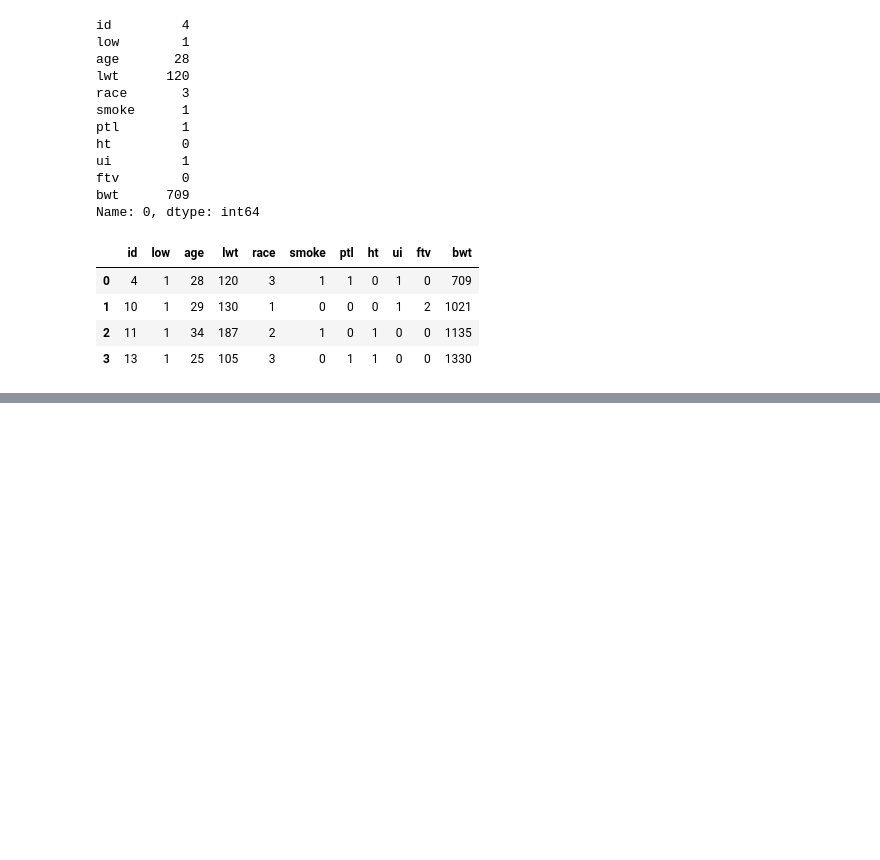
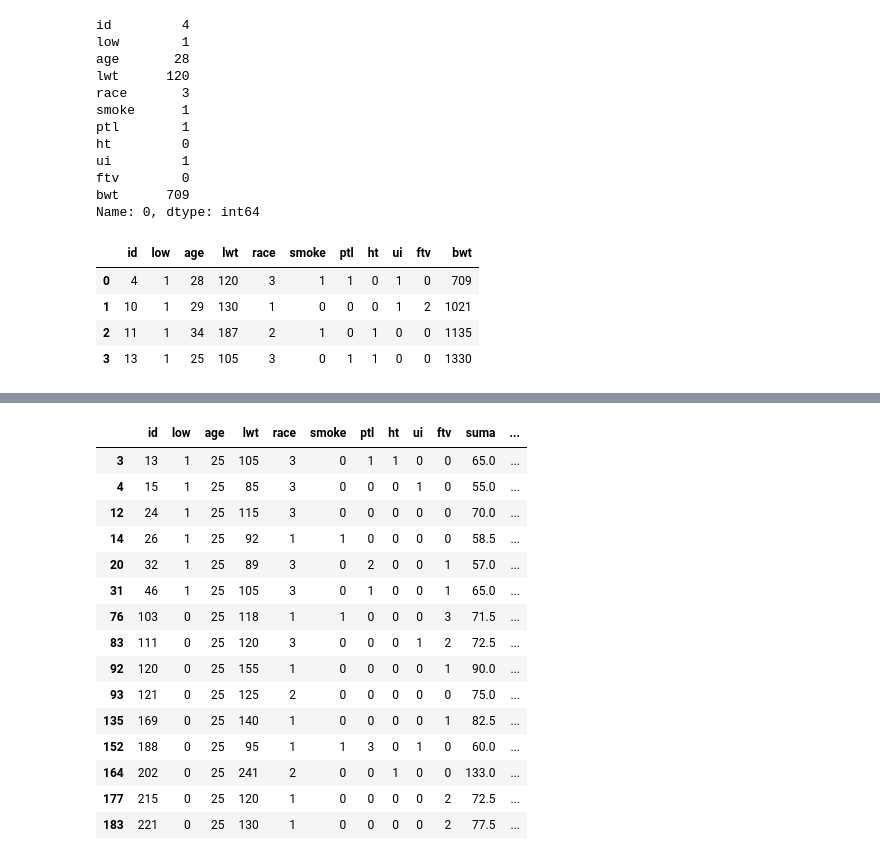
Before and after one commit to EdFlo15/notebooks, a Jupyter notebook: generalidades python.ipynb, the cells around one changed output, grey strips where cells are left out. Drawn from its saved outputs; the diff is of its cells as text; code cells hidden in the pictures; blank space fills up the shorter version.

```diff
--- a/generalidades python.ipynb
+++ b/generalidades python.ipynb
@@ -229,0 +271,4 @@ df.iloc[:4]
+# %%
+## crear nueva columna y asignar una suma
+df3['suma']=df3['lwt']+df3['age']
+df3
@@ -229,0 +289,4 @@ df.iloc[:4]
+# %%
+# crear nueva columna para obtener el promedio.
+df3['suma']=(df3['lwt']+df3['age'])/2
+df3
@@ -229,0 +329,4 @@ df.iloc[:4]
+# %%
+def concatenar(campo):
+    conversion=str(campo)
+    return conversion
@@ -229,0 +390,20 @@ df.iloc[:4]
+# %%
+# filtrando filas por una condicion. es necesario asignar a un nuevo dataframe, si se quiere mantener el filtro.
+df3[df3['age']==25]
+# %% [output]
+|  | id | low | age | lwt | race | smoke | ptl | ht | ui | ftv | suma | ... |
+| 3 | 13 | 1 | 25 | 105 | 3 | 0 | 1 | 1 | 0 | 0 | 65.0 | ... |
+| 4 | 15 | 1 | 25 | 85 | 3 | 0 | 0 | 0 | 1 | 0 | 55.0 | ... |
+| 12 | 24 | 1 | 25 | 115 | 3 | 0 | 0 | 0 | 0 | 0 | 70.0 | ... |
+| 14 | 26 | 1 | 25 | 92 | 1 | 1 | 0 | 0 | 0 | 0 | 58.5 | ... |
+| 20 | 32 | 1 | 25 | 89 | 3 | 0 | 2 | 0 | 0 | 1 | 57.0 | ... |
+| 31 | 46 | 1 | 25 | 105 | 3 | 0 | 1 | 0 | 0 | 1 | 65.0 | ... |
+| 76 | 103 | 0 | 25 | 118 | 1 | 1 | 0 | 0 | 0 | 3 | 71.5 | ... |
+| 83 | 111 | 0 | 25 | 120 | 3 | 0 | 0 | 0 | 1 | 2 | 72.5 | ... |
+| 92 | 120 | 0 | 25 | 155 | 1 | 0 | 0 | 0 | 0 | 1 | 90.0 | ... |
+| 93 | 121 | 0 | 25 | 125 | 2 | 0 | 0 | 0 | 0 | 0 | 75.0 | ... |
+| 135 | 169 | 0 | 25 | 140 | 1 | 0 | 0 | 0 | 0 | 1 | 82.5 | ... |
+| 152 | 188 | 0 | 25 | 95 | 1 | 1 | 3 | 0 | 1 | 0 | 60.0 | ... |
+| 164 | 202 | 0 | 25 | 241 | 2 | 0 | 0 | 1 | 0 | 0 | 133.0 | ... |
+| 177 | 215 | 0 | 25 | 120 | 1 | 0 | 0 | 0 | 0 | 2 | 72.5 | ... |
+| 183 | 221 | 0 | 25 | 130 | 1 | 0 | 0 | 0 | 0 | 2 | 77.5 | ... |
```
Also changed, not shown: parts of 37 cells of this notebook.
